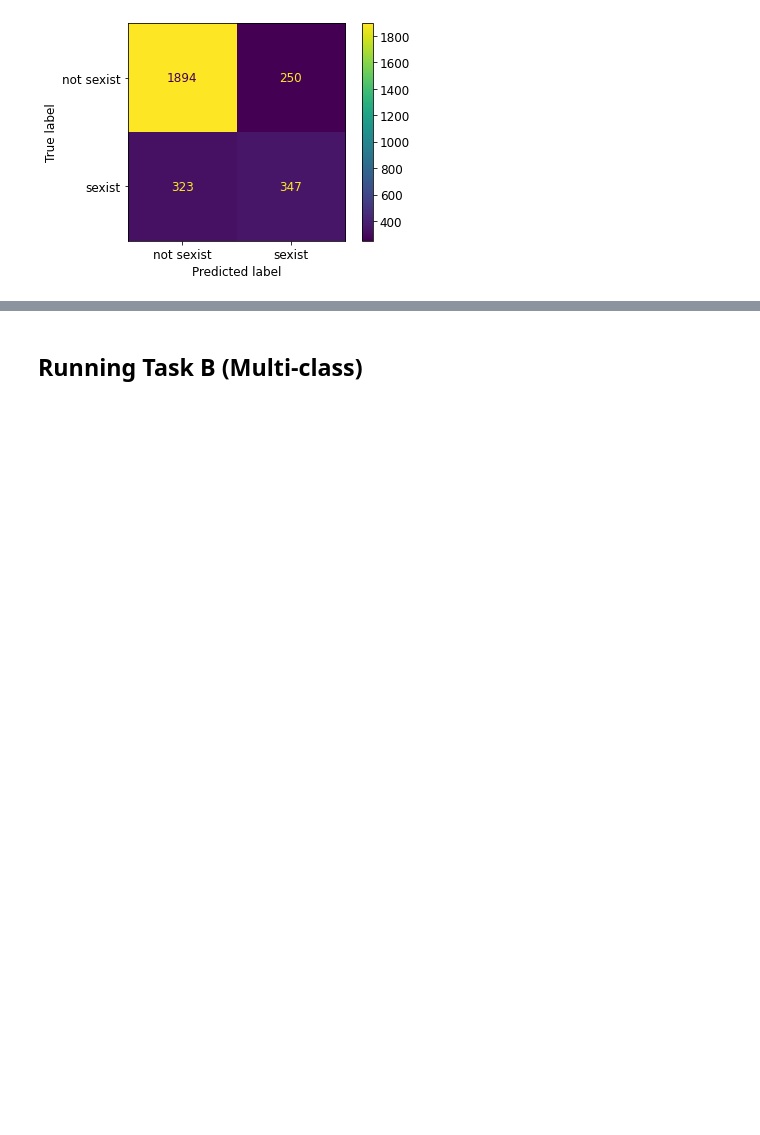
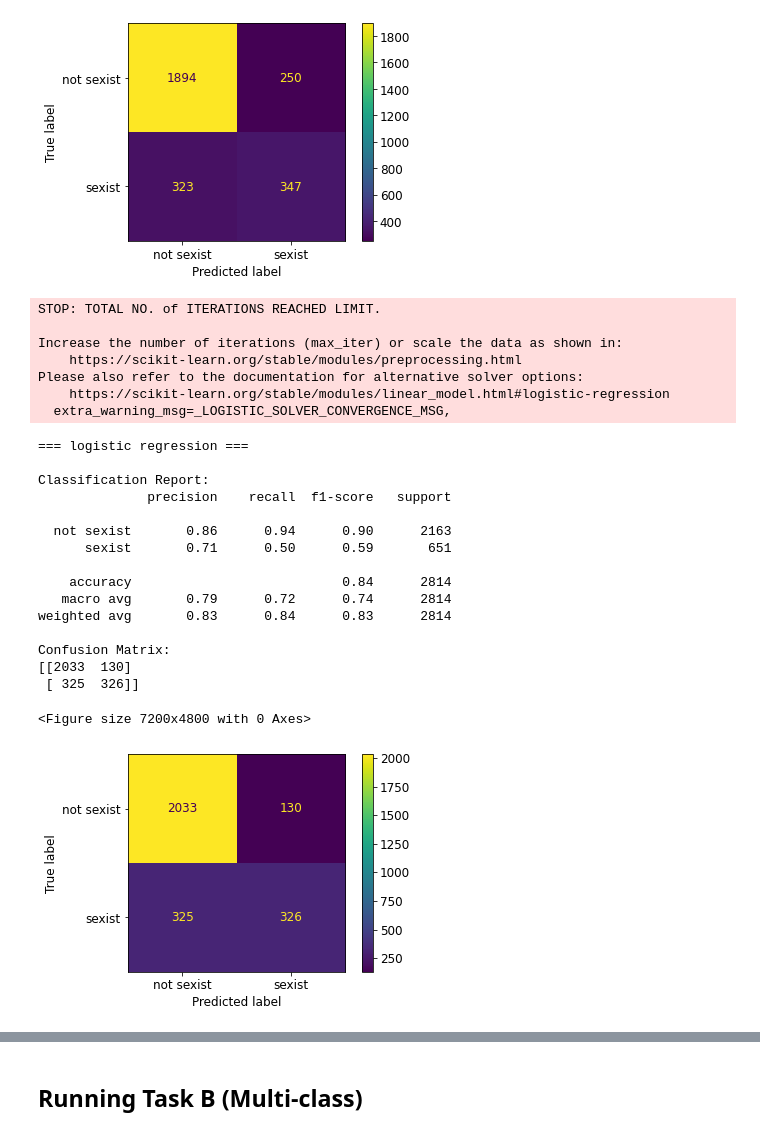
Before and after one commit to Awolters123/shared-task-IS, a Jupyter notebook: Shared_task_IS.ipynb, the cells around one changed output, grey strips where cells are left out. Cells and saved outputs as stored; diff of their text form; code cells hidden in the pictures; blank space fills up the shorter version.

```diff
--- a/Shared_task_IS.ipynb
+++ b/Shared_task_IS.ipynb
@@ -143,3 +144,18 @@ def decision_tree_train(xtrain, ytrain, xdev, ydev, le, task_name):
   pred = le.inverse_transform(pred)
 
   report(model_name, ydev, pred, task_name)
+# %%
+def logistic_regression(xtrain, ytrain, xdev, ydev, le, task_name):
+  model_name = "logistic regression"
+  model = LogisticRegression(random_state=0)
+  vec = CountVectorizer()
+
+  vec.fit(xtrain, xdev)
+  xtrain_enc = vec.transform(xtrain)
+  xdev_enc = vec.transform(xdev)
+
+  model.fit(xtrain_enc, ytrain)
+  pred = model.predict(xdev_enc)
+  pred = le.inverse_transform(pred)
+
+  report(model_name, ydev, pred, task_name)
@@ -231,3 +268,30 @@ Confusion Matrix:
  [ 323  347]]
 <Figure size 7200x4800 with 0 Axes>
 [figure]
+# %%
+logistic_regression(X_train_a, y_train_a, X_test_a, y_test_a, le, task_name)
+# %% [output]
+STOP: TOTAL NO. of ITERATIONS REACHED LIMIT.
+
+Increase the number of iterations (max_iter) or scale the data as shown in:
+    https://scikit-learn.org/stable/modules/preprocessing.html
+Please also refer to the documentation for alternative solver options:
+    https://scikit-learn.org/stable/modules/linear_model.html#logistic-regression
+  extra_warning_msg=_LOGISTIC_SOLVER_CONVERGENCE_MSG,
+=== logistic regression ===
+
+Classification Report:
+              precision    recall  f1-score   support
+
+  not sexist       0.86      0.94      0.90      2163
+      sexist       0.71      0.50      0.59       651
+
+    accuracy                           0.84      2814
+   macro avg       0.79      0.72      0.74      2814
+weighted avg       0.83      0.84      0.83      2814
+
+Confusion Matrix:
+[[2033  130]
+ [ 325  326]]
+<Figure size 7200x4800 with 0 Axes>
+[figure, added]
```
Also changed, not shown: parts of 7 cells of this notebook.
